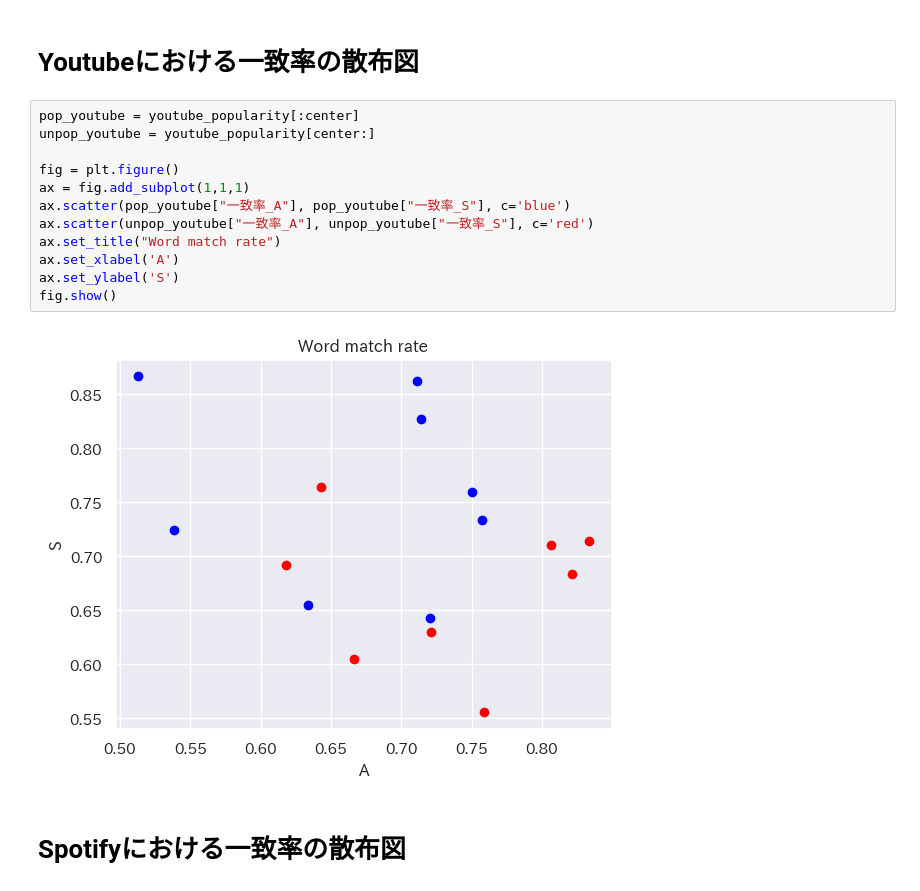
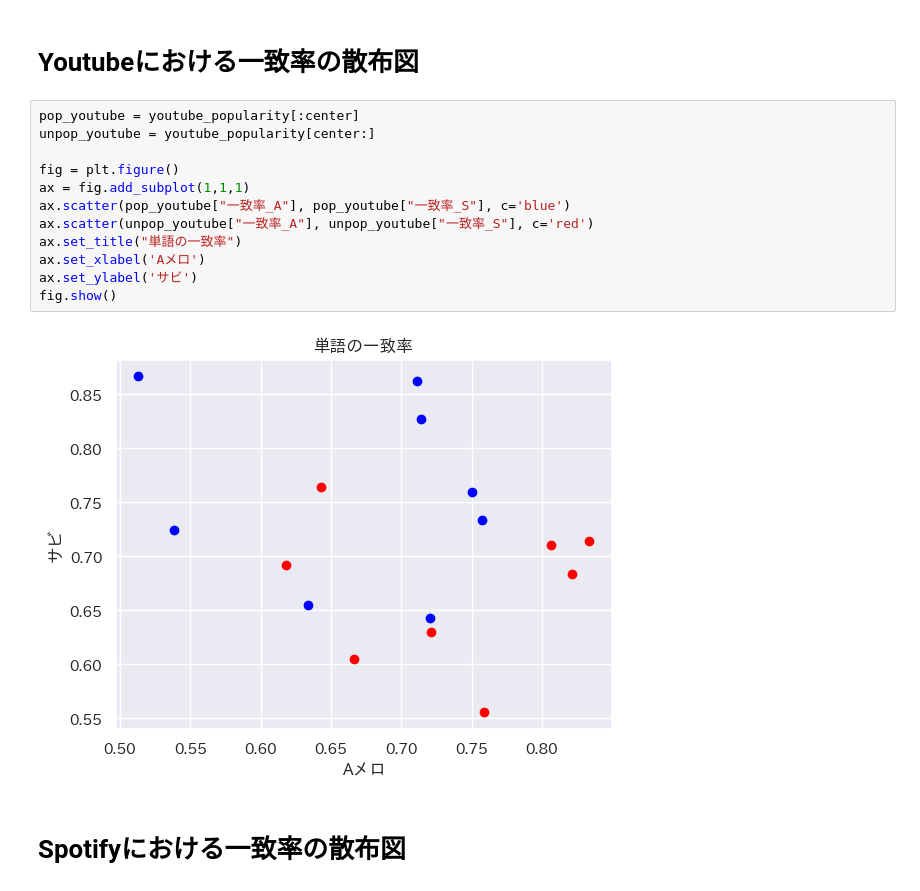
Before and after one commit to tsubasasugawara/lyrics_melody_analyzer, a Jupyter notebook: notebooks/analyze_word_matched_rate.ipynb, the cells around one changed output. Saved outputs shown, nothing was run; the diff lists cells and outputs as text.

```diff
--- a/notebooks/analyze_word_matched_rate.ipynb
+++ b/notebooks/analyze_word_matched_rate.ipynb
@@ -30,17 +30,17 @@ youtube_popularity = word_matched_rate.sort_values("Youtube", ascending=False)
 # %%
 pop_youtube = youtube_popularity[:center]
 unpop_youtube = youtube_popularity[center:]
 
 fig = plt.figure()
 ax = fig.add_subplot(1,1,1)
 ax.scatter(pop_youtube["一致率_A"], pop_youtube["一致率_S"], c='blue')
 ax.scatter(unpop_youtube["一致率_A"], unpop_youtube["一致率_S"], c='red')
-ax.set_title("Word match rate")
-ax.set_xlabel('A')
-ax.set_ylabel('S')
+ax.set_title("単語の一致率")
+ax.set_xlabel('Aメロ')
+ax.set_ylabel('サビ')
 fig.show()
 # %% [output]
-[figure, old version]
+[figure, new version]
 # %% [markdown]
 # Spotifyにおける一致率の散布図
 # %%
```
Also changed, not shown: parts of 1 cell of this notebook, 1 other file.
